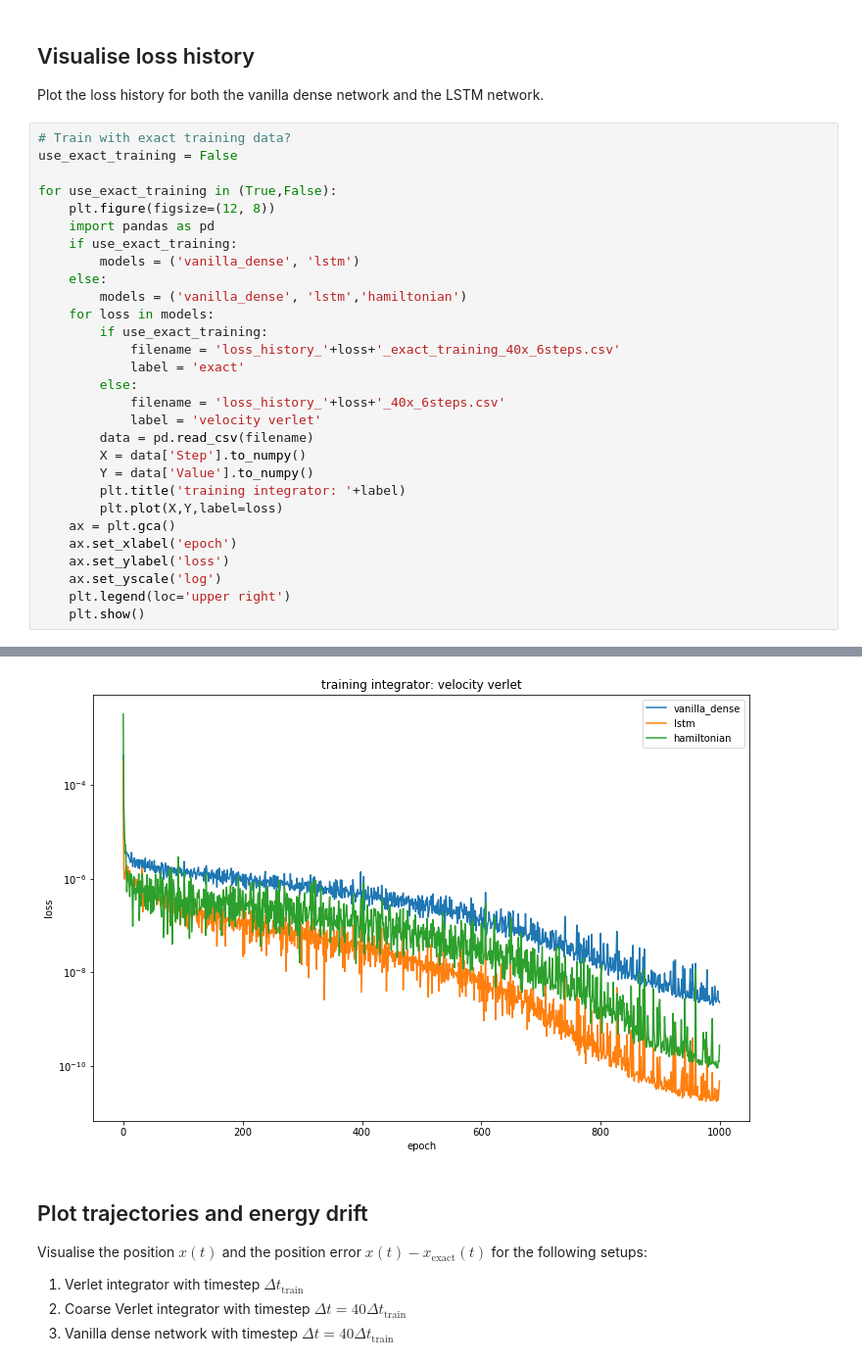
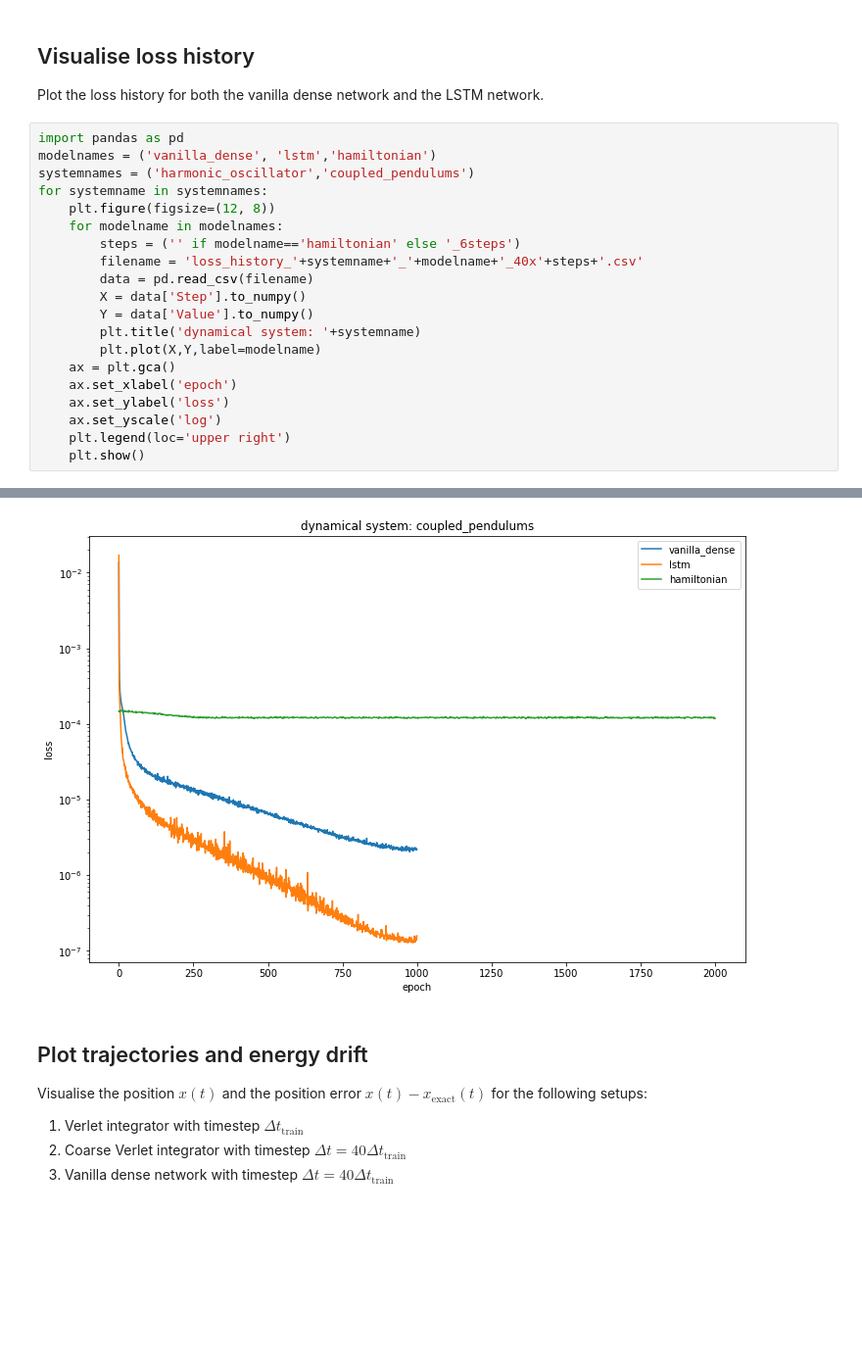
Before and after one commit to eikehmueller/neuralnetworkintegrators, a Jupyter notebook: NNIntegrator.ipynb, the cells around one changed output, grey strips where cells are left out. Shown at 98% size. Saved outputs shown, nothing was run; the diff lists cells and outputs as text; blank space fills up the shorter version.

```diff
--- a/NNIntegrator.ipynb
+++ b/NNIntegrator.ipynb
@@ -419,28 +222,19 @@ result = nn_integrator.model.fit(train_batches,epochs=EPOCHS,steps_per_epoch=STE
 
 Plot the loss history for both the vanilla dense network and the LSTM network.
 # %%
-# Train with exact training data?
-use_exact_training = False
-
-for use_exact_training in (True,False):
+import pandas as pd
+modelnames = ('vanilla_dense', 'lstm','hamiltonian')
+systemnames = ('harmonic_oscillator','coupled_pendulums')
+for systemname in systemnames:
     plt.figure(figsize=(12, 8))
-    import pandas as pd
-    if use_exact_training:
-        models = ('vanilla_dense', 'lstm')
-    else:
-        models = ('vanilla_dense', 'lstm','hamiltonian')
-    for loss in models:
-        if use_exact_training:
-            filename = 'loss_history_'+loss+'_exact_training_40x_6steps.csv'
-            label = 'exact'
-        else:
-            filename = 'loss_history_'+loss+'_40x_6steps.csv'
-            label = 'velocity verlet'
+    for modelname in modelnames:
+        steps = ('' if modelname=='hamiltonian' else '_6steps')
+        filename = 'loss_history_'+systemname+'_'+modelname+'_40x'+steps+'.csv'
         data = pd.read_csv(filename)
         X = data['Step'].to_numpy()
         Y = data['Value'].to_numpy()
-        plt.title('training integrator: '+label)
-        plt.plot(X,Y,label=loss)
+        plt.title('dynamical system: '+systemname)
+        plt.plot(X,Y,label=modelname)
     ax = plt.gca()
     ax.set_xlabel('epoch')
     ax.set_ylabel('loss')
@@ -452,4 +246,4 @@ for use_exact_training in (True,False):
-[figure, old version]
+[figure, new version]
 # %% [markdown]
 ## Plot trajectories and energy drift
 
```
Also changed, not shown: parts of 10 cells of this notebook, 1 other file.
